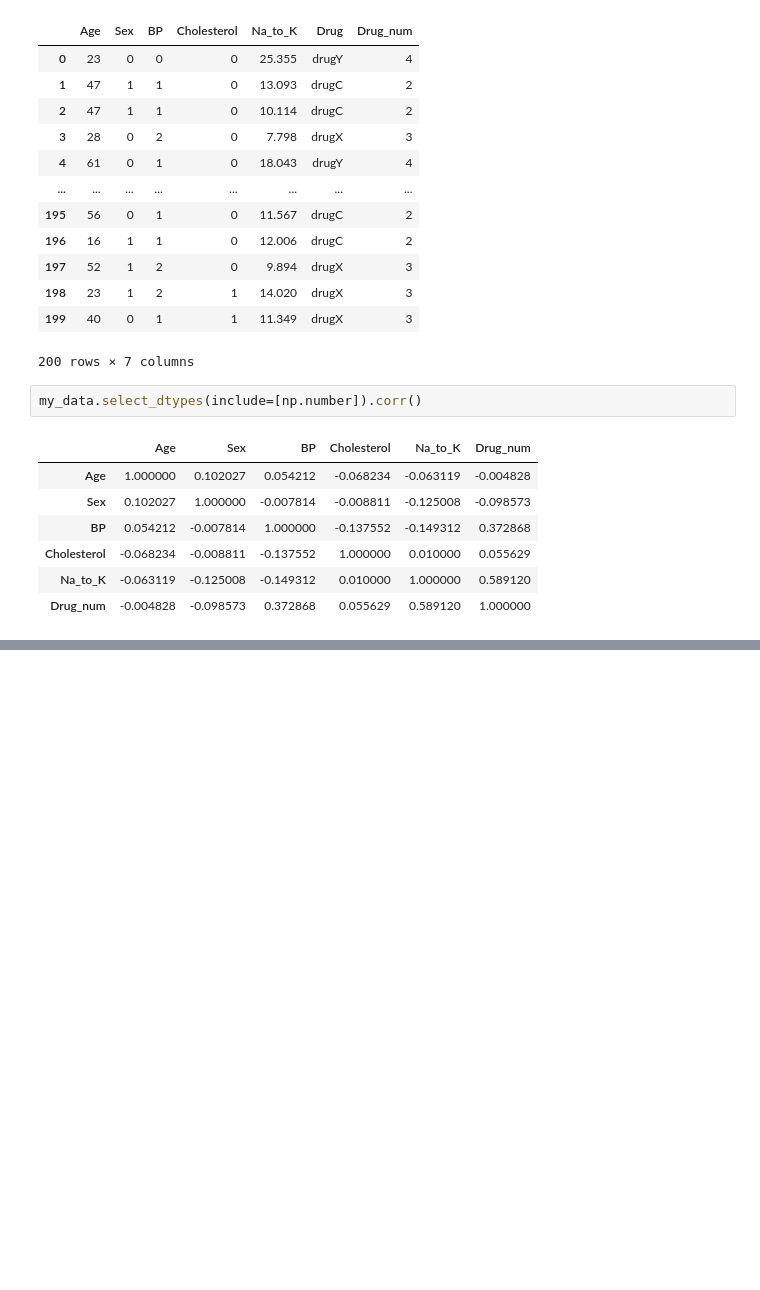
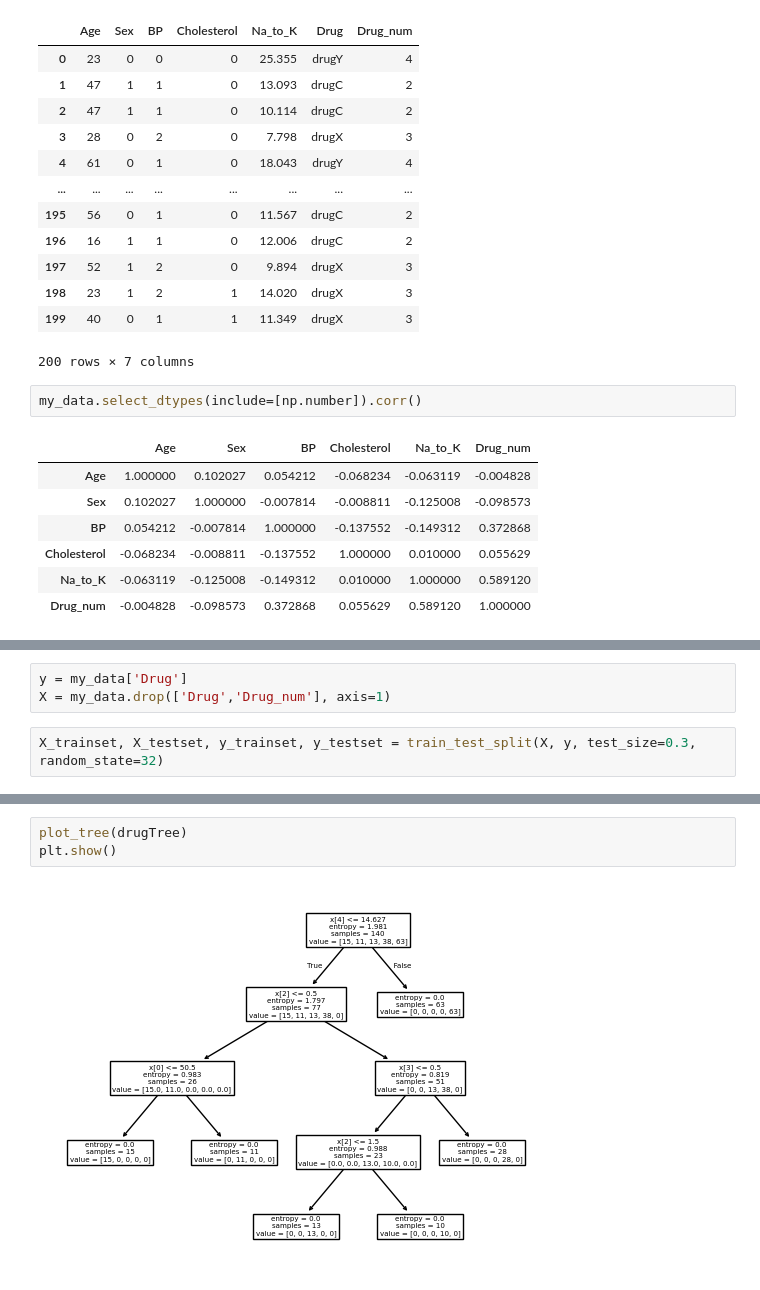
Before and after one commit to alaa-gnt/ML_with_Python, a Jupyter notebook: Lab5.ipynb, the cells around one changed output, grey strips where cells are left out. Drawn from its saved outputs; the diff is of its cells as text; blank space fills up the shorter version.

```diff
--- a/Lab5.ipynb
+++ b/Lab5.ipynb
@@ -106,0 +136,5 @@ my_data.select_dtypes(include=[np.number]).corr()
+# %%
+y = my_data['Drug']
+X = my_data.drop(['Drug','Drug_num'], axis=1)
+# %%
+X_trainset, X_testset, y_trainset, y_testset = train_test_split(X, y, test_size=0.3, random_state=32)
@@ -106,0 +151,5 @@ my_data.select_dtypes(include=[np.number]).corr()
+# %%
+plot_tree(drugTree)
+plt.show()
+# %% [output]
+[figure, added]
```
Also changed, not shown: parts of 5 cells of this notebook, 7 other files.
